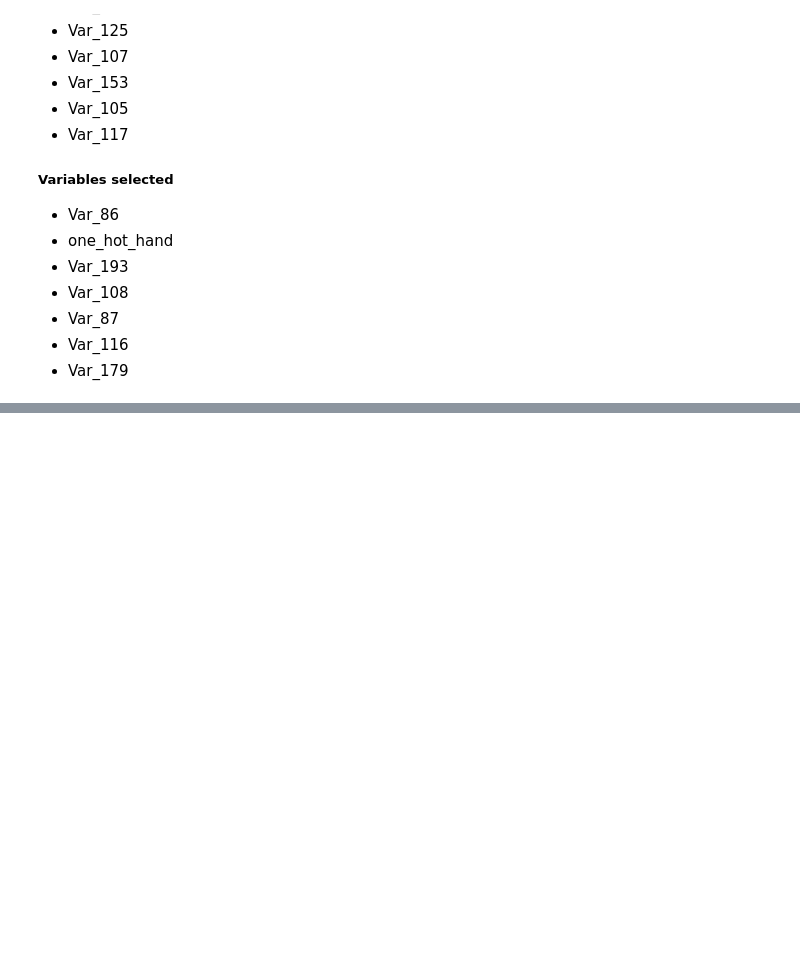
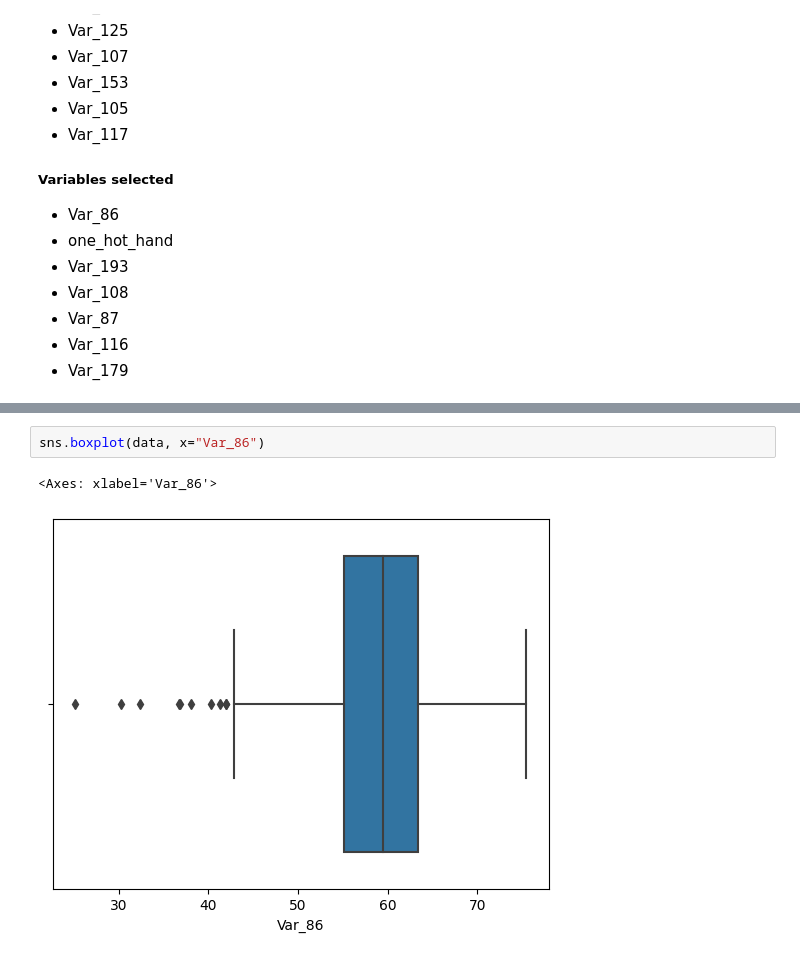
Before and after one commit to sidthakur08/biomech-velo, a Jupyter notebook: exploration.ipynb, the cells around one changed output, grey strips where cells are left out. Cells and saved outputs as stored; diff of their text form; blank space fills up the shorter version.

```diff
--- a/exploration.ipynb
+++ b/exploration.ipynb
@@ -215,0 +229,5 @@ for c in velo_corr:
+# %%
+sns.boxplot(data, x="Var_86")
+# %% [output]
+<Axes: xlabel='Var_86'>
+[figure, added]
```
Also changed, not shown: parts of 10 cells of this notebook.
